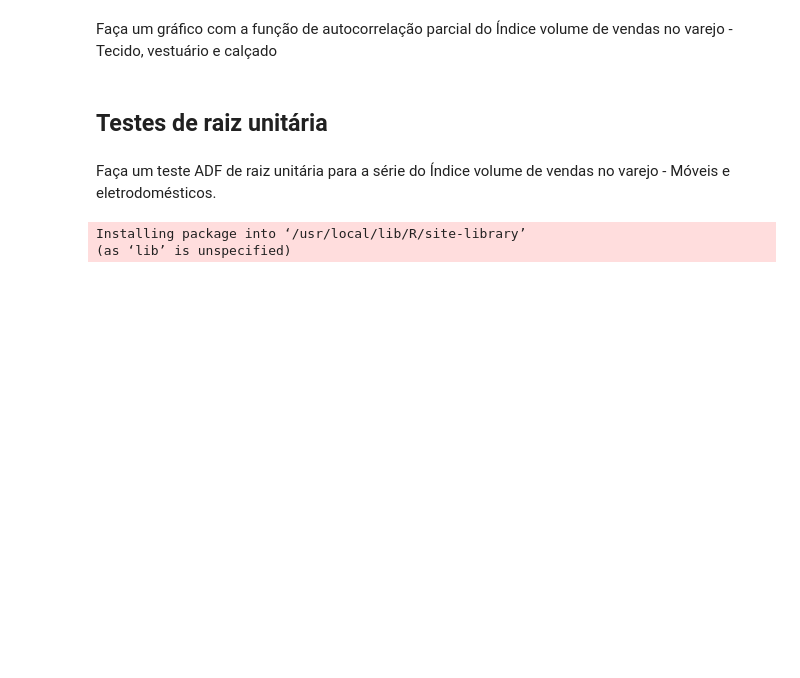
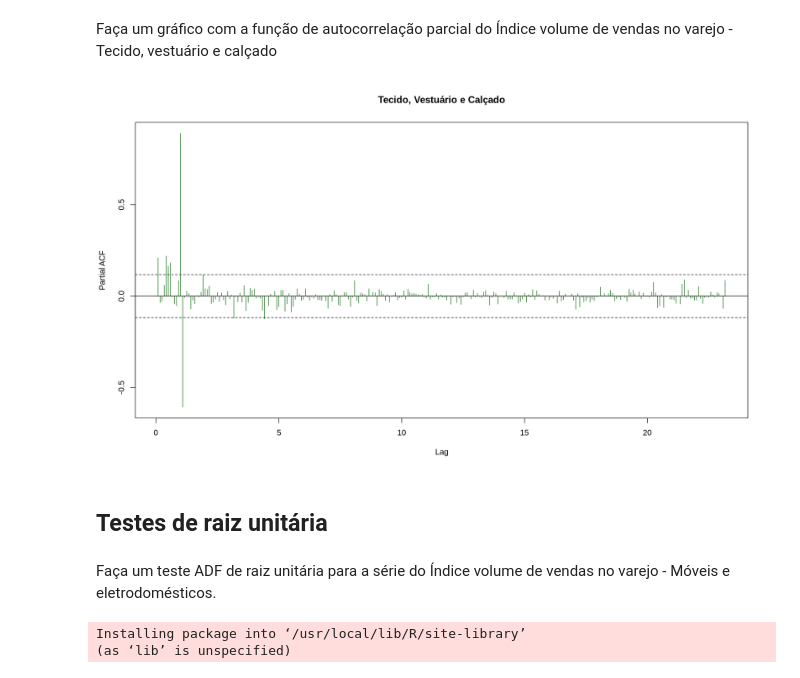
Before and after one commit to matheusrmorgado/econometria-aplicada, a Jupyter notebook: r-notebooks/aula-06.ipynb, the cells around one changed output. Cells and saved outputs as stored; diff of their text form; code cells hidden in the pictures; blank space fills up the shorter version.

```diff
--- a/r-notebooks/aula-06.ipynb
+++ b/r-notebooks/aula-06.ipynb
@@ -211,5 +238,9 @@ pacf( dat$moveis, main = "Móveis e eletrodomésticos", col = "darkred", ci.col
 # %% [markdown]
 Faça um gráfico com a função de autocorrelação parcial do Índice volume de vendas no varejo - Tecido, vestuário e calçado
+# %%
+pacf( dat$calcado, main = "Tecido, Vestuário e Calçado", col = "darkgreen", ci.col = "black", lag.max = length(dat$calcado) - 1)
+# %% [output]
+[figure, added]
 # %% [markdown]
 ## Testes de raiz unitária
 # %% [markdown]
```
Also changed, not shown: parts of 15 cells of this notebook.
